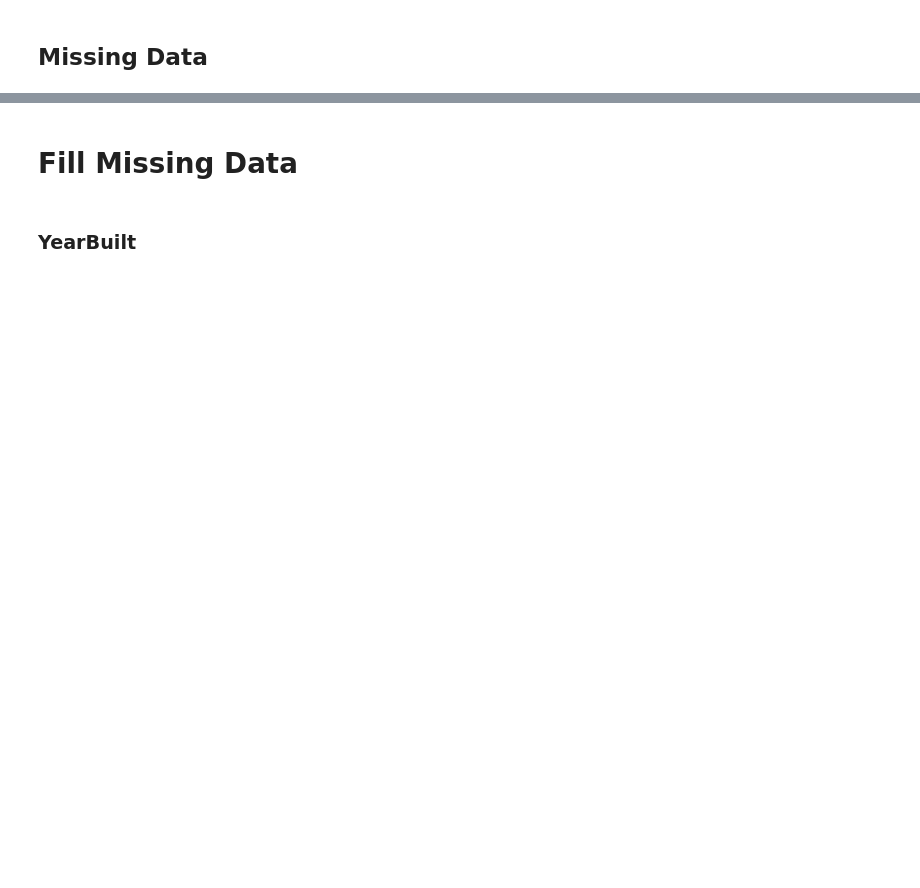
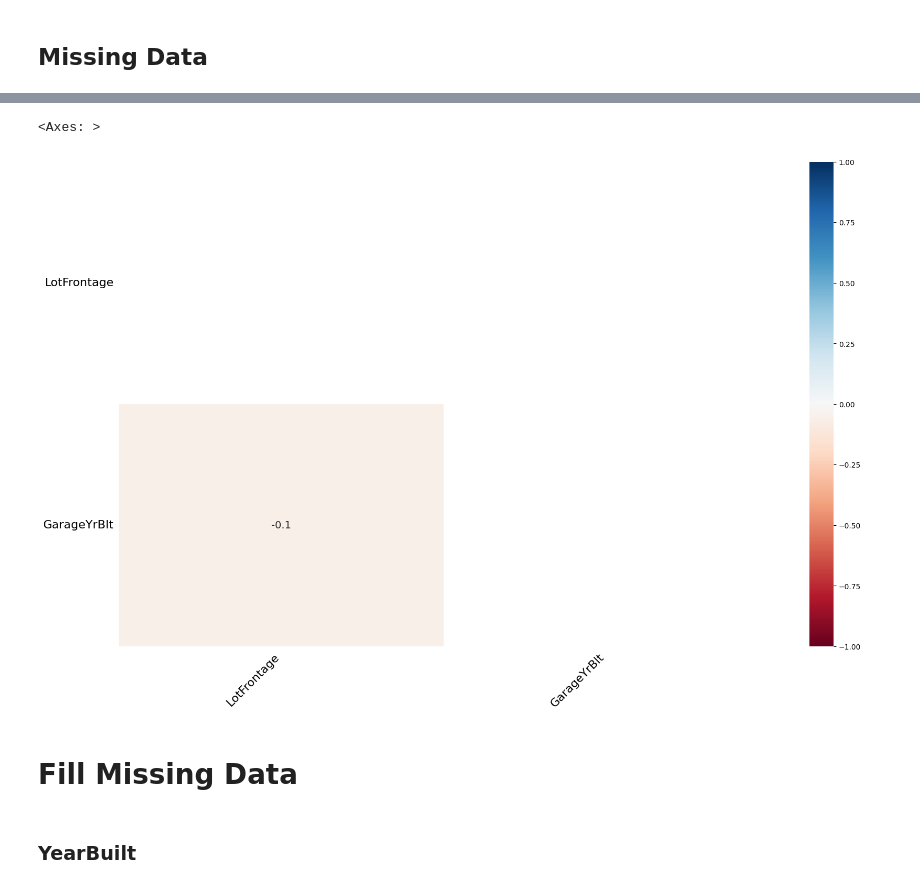
Before and after one commit to McArthurAdal/House-Price-Prediction-Kaggle, a Jupyter notebook: analysis.ipynb, the cells around one changed output, grey strips where cells are left out. Saved outputs shown, nothing was run; the diff lists cells and outputs as text; code cells hidden in the pictures; blank space fills up the shorter version.

```diff
--- a/analysis.ipynb
+++ b/analysis.ipynb
@@ -137,5 +335,8 @@ msno.matrix(train)
 # %%
-msno.heatmap(train)
+msno.heatmap(train_clean)
+# %% [output]
+<Axes: >
+[figure, added]
 # %% [markdown]
 # Fill Missing Data
 # %% [markdown]
```
Also changed, not shown: parts of 50 cells of this notebook, 3 other files.
